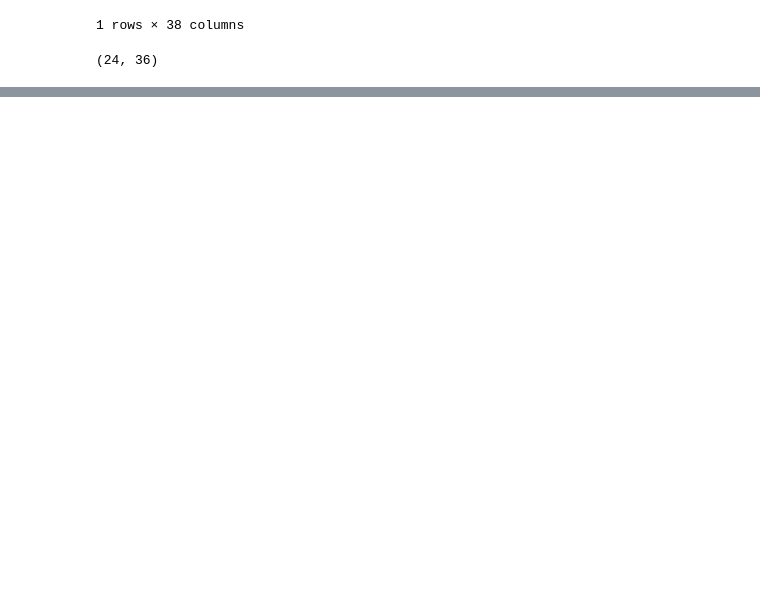
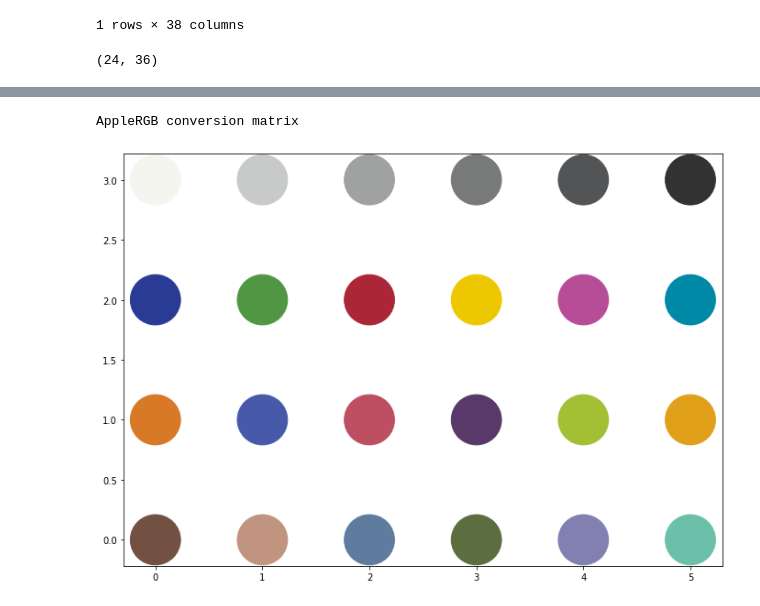
Before and after one commit to gpmarques/colorimetry, a Jupyter notebook: t1_lightspectrum_color_reproduction.ipynb, the cells around one changed output, grey strips where cells are left out. Saved outputs shown, nothing was run; the diff lists cells and outputs as text; code cells hidden in the pictures; blank space fills up the shorter version.

```diff
--- a/t1_lightspectrum_color_reproduction.ipynb
+++ b/t1_lightspectrum_color_reproduction.ipynb
@@ -81,0 +100,6 @@ spectral_to_rgb(spectral_data, cieD65, xyz_to_rgb)
+# %%
+print("AppleRGB conversion matrix")
+spectral_to_rgb(spectral_data, cieD65, xyz_to_applergb)
+# %% [output]
+AppleRGB conversion matrix
+[figure, added]
```
Also changed, not shown: parts of 9 cells of this notebook.
